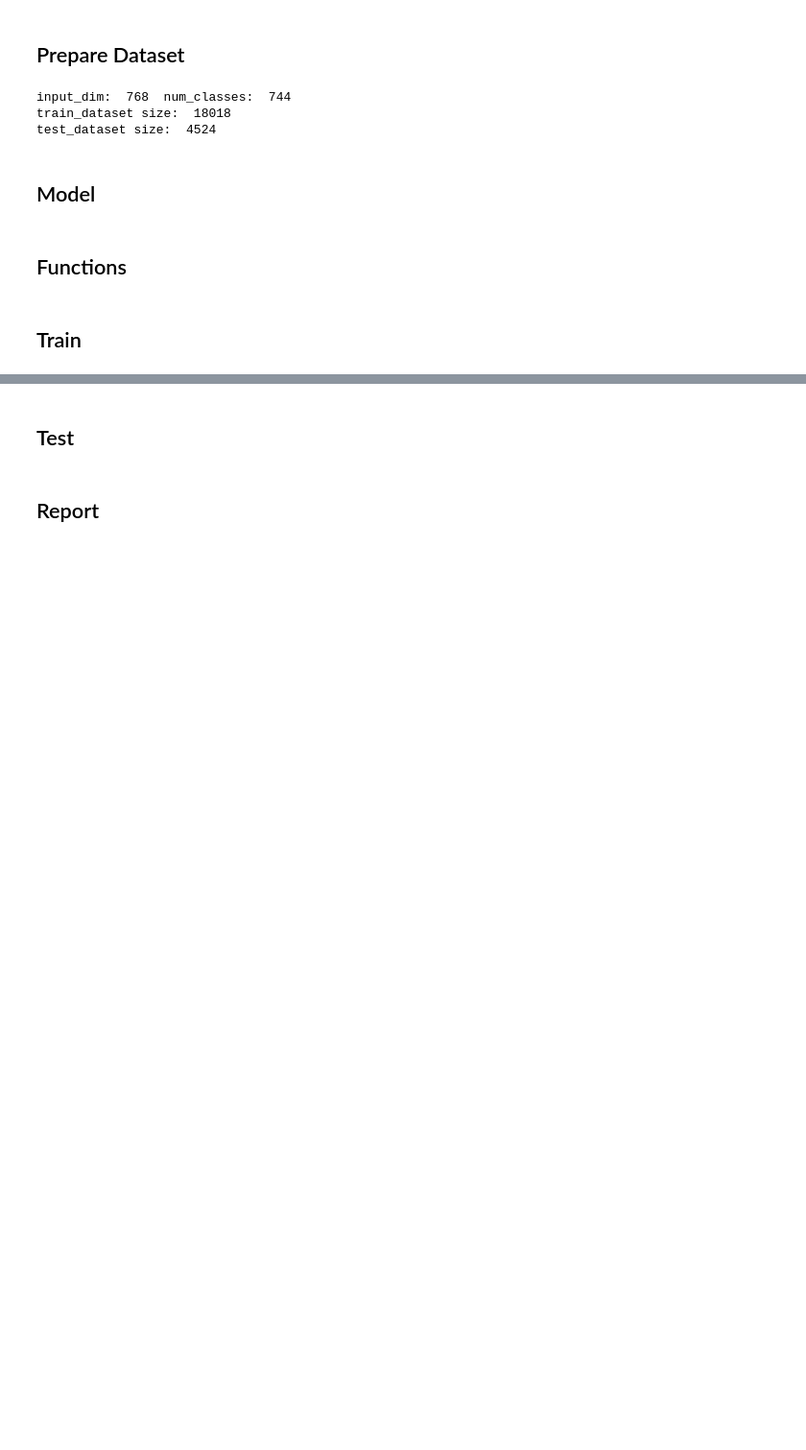
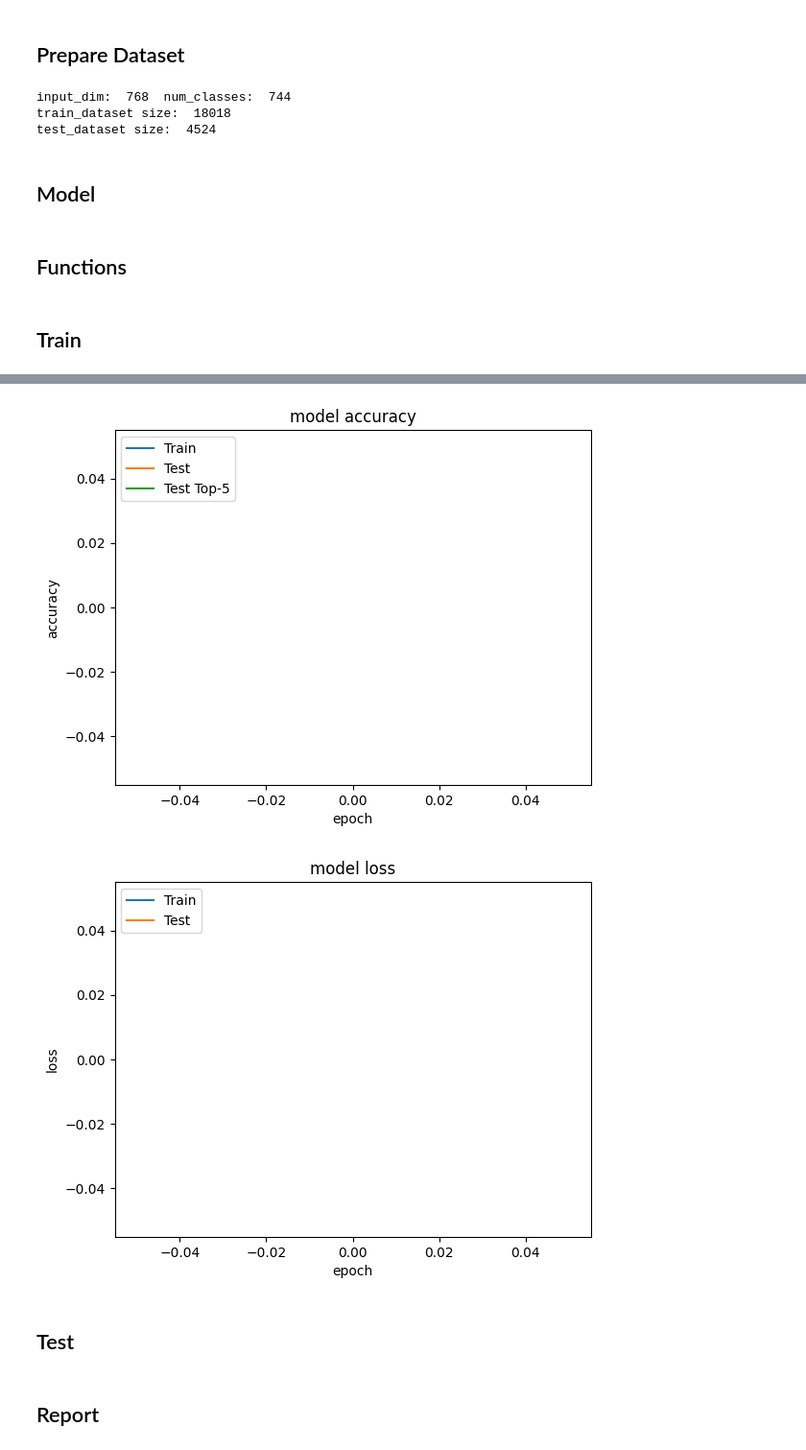
Before and after one commit to OnurSero/dinov2, a Jupyter notebook: classsification/lstm/dino_lstm_right_left_dropout.ipynb, the cells around one changed output, grey strips where cells are left out. Shown at 96% size. Cells and saved outputs as stored; diff of their text form; code cells hidden in the pictures; blank space fills up the shorter version.

```diff
--- a/classsification/lstm/dino_lstm_right_left_dropout.ipynb
+++ b/classsification/lstm/dino_lstm_right_left_dropout.ipynb
@@ -352,4 +352,34 @@ Accuracy of the network on the 4524 test video: 62.4889 %, top5: 87.8426 %, avg_
 ... (19 outputs left out)
+# %%
+import matplotlib.pyplot as plt
+import torch
+
+avg_loss_list = []
+avg_accuracy_list = []
+avg_test_accuracy_list = []
+avg_top5_test_accuracy_list = []
+avg_test_loss_list = []
+
+# summarize history for accuracy
+plt.plot(avg_accuracy_list)
+plt.plot(avg_test_accuracy_list)
+plt.plot(avg_top5_test_accuracy_list)
+plt.title('model accuracy')
+plt.ylabel('accuracy')
+plt.xlabel('epoch')
+plt.legend(['Train', 'Test', 'Test Top-5'], loc='upper left')
+plt.show()
+# summarize history for loss
+plt.plot(avg_loss_list)
+plt.plot(avg_test_loss_list)
+plt.title('model loss')
+plt.ylabel('loss')
+plt.xlabel('epoch')
+plt.legend(['Train', 'Test'], loc='upper left')
+plt.show()
+# %% [output]
+[figure, added]
+[figure, added]
 # %% [markdown]
 ## Test
 # %%
```
Also changed, not shown: parts of 3 cells of this notebook, 9 other files.
